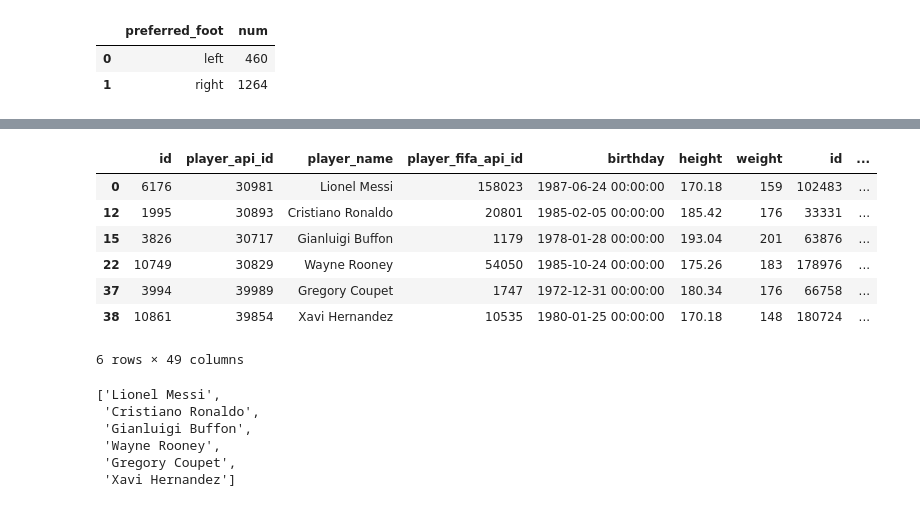
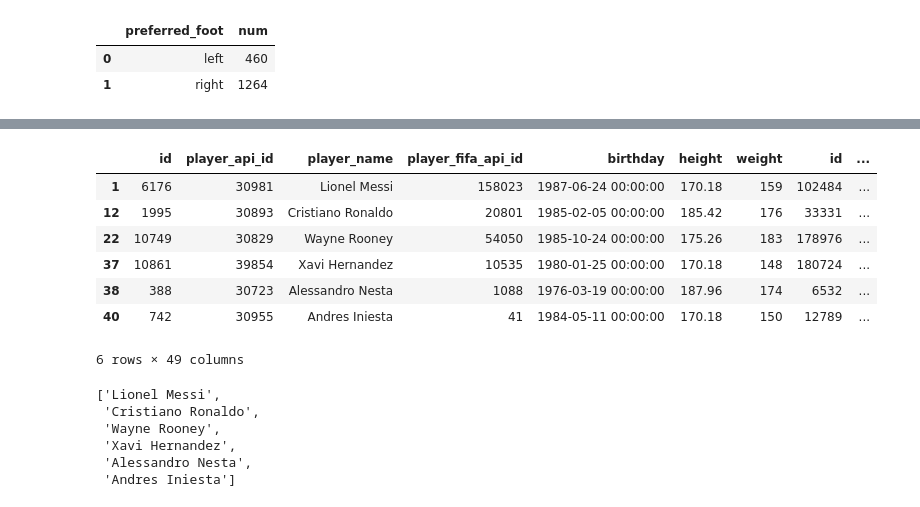
Before and after one commit to prime025/European-Football-Analysis, a Jupyter notebook: European Football Analysis.ipynb, the cells around one changed output, grey strips where cells are left out. Saved outputs shown, nothing was run; the diff lists cells and outputs as text; code cells hidden in the pictures.

```diff
--- a/European Football Analysis.ipynb
+++ b/European Football Analysis.ipynb
@@ -619,21 +631,22 @@ Text(0.5, 1.0, 'Preferred foot by defensive players')
 # %%
 query = """ SELECT DISTINCT *
             FROM Player as p, Player_Attributes as a
-            WHERE p.player_api_id = a.player_api_id
+            WHERE p.player_api_id = a.player_api_id AND p.player_api_id != 39989
             ORDER BY a.overall_rating DESC;
         """
 players_and_attr = pd.read_sql(query, conn)
 
+players_and_attr = players_and_attr.drop(players_and_attr.index[[15,21]])
 players_and_attr = players_and_attr.drop_duplicates(subset='player_name', keep='first').head(6)
 players_and_attr
 # %% [output]
 |  | id | player_api_id | player_name | player_fifa_api_id | birthday | height | weight | id | ... |
-| 0 | 6176 | 30981 | Lionel Messi | 158023 | 1987-06-24 00:00:00 | 170.18 | 159 | 102483 | ... |
+| 1 | 6176 | 30981 | Lionel Messi | 158023 | 1987-06-24 00:00:00 | 170.18 | 159 | 102484 | ... |
 | 12 | 1995 | 30893 | Cristiano Ronaldo | 20801 | 1985-02-05 00:00:00 | 185.42 | 176 | 33331 | ... |
-| 15 | 3826 | 30717 | Gianluigi Buffon | 1179 | 1978-01-28 00:00:00 | 193.04 | 201 | 63876 | ... |
 | 22 | 10749 | 30829 | Wayne Rooney | 54050 | 1985-10-24 00:00:00 | 175.26 | 183 | 178976 | ... |
-| 37 | 3994 | 39989 | Gregory Coupet | 1747 | 1972-12-31 00:00:00 | 180.34 | 176 | 66758 | ... |
-| 38 | 10861 | 39854 | Xavi Hernandez | 10535 | 1980-01-25 00:00:00 | 170.18 | 148 | 180724 | ... |
+| 37 | 10861 | 39854 | Xavi Hernandez | 10535 | 1980-01-25 00:00:00 | 170.18 | 148 | 180724 | ... |
+| 38 | 388 | 30723 | Alessandro Nesta | 1088 | 1976-03-19 00:00:00 | 187.96 | 174 | 6532 | ... |
+| 40 | 742 | 30955 | Andres Iniesta | 41 | 1984-05-11 00:00:00 | 170.18 | 150 | 12789 | ... |
 6 rows × 49 columns
 # %%
 columns = ['overall_rating','potential', 'crossing', 'finishing', 'heading_accuracy',
@@ -648,10 +661,10 @@ names
 # %% [output]
 ['Lionel Messi',
  'Cristiano Ronaldo',
- 'Gianluigi Buffon',
  'Wayne Rooney',
- 'Gregory Coupet',
- 'Xavi Hernandez']
+ 'Xavi Hernandez',
+ 'Alessandro Nesta',
+ 'Andres Iniesta']
 # %%
 def make_spider(row, title, color, player):
     categories = columns
```
Also changed, not shown: parts of 44 cells of this notebook.
